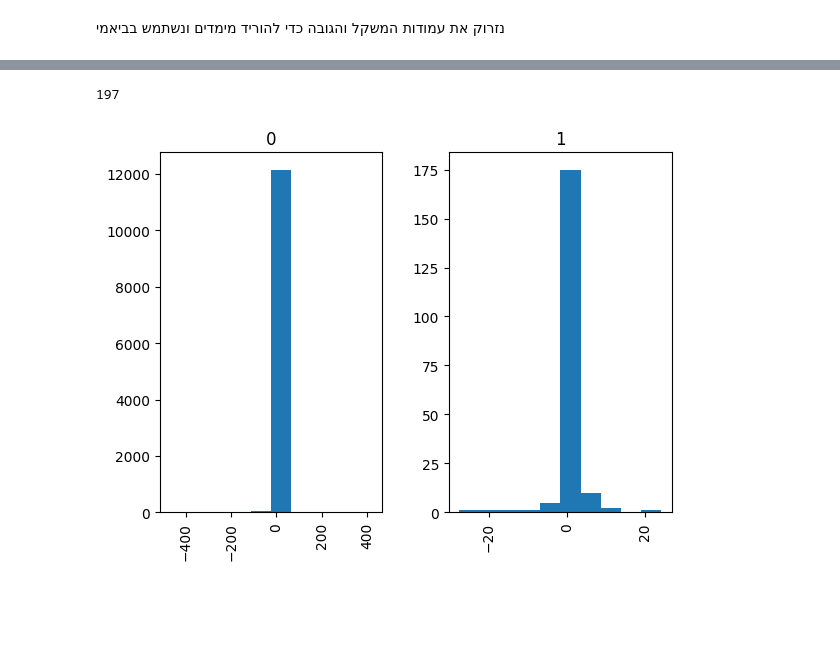
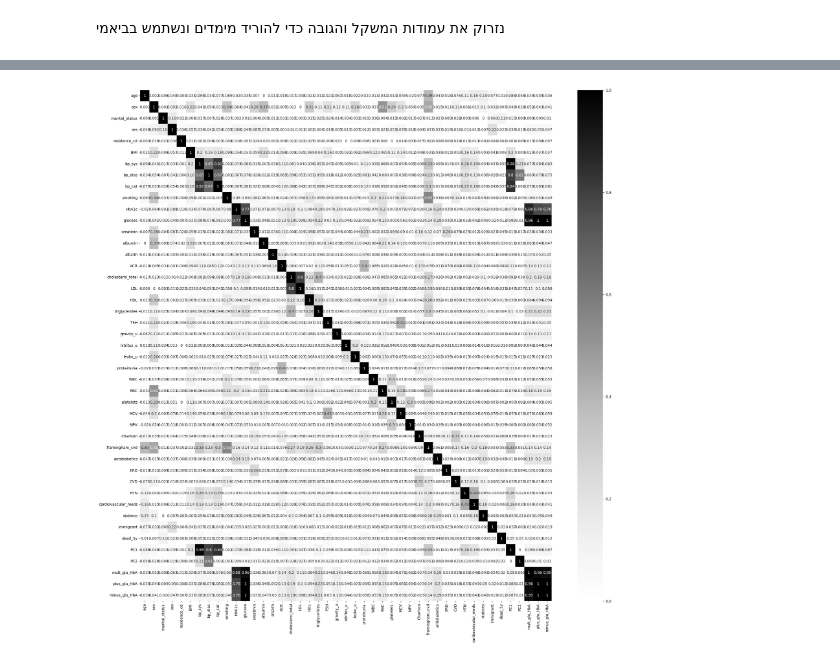
Before and after one commit to TalRos99/Medical-Data, a Jupyter notebook: MedicalData_Final.ipynb, the cells around one changed output, grey strips where cells are left out. Drawn from its saved outputs; the diff is of its cells as text; code cells hidden in the pictures; blank space fills up the shorter version.

```diff
--- a/MedicalData_Final.ipynb
+++ b/MedicalData_Final.ipynb
@@ -301,7 +338,5 @@ train_df['normal_LDL'] = zscore(train_df['LDL'])
 # %%
-train_df['ldl_cho'] = train_df['normal_cho'] / train_df['normal_LDL']
+train_df['mult_glu_HbA'] = train_df['HbA1c'] * train_df['glucose']
+plot_correlation()
+# %% [output]
+[figure, added]
-# %%
-train_df.hist(column='ldl_cho', by='dead_5y')
-# %% [output]
-197
-[figure, removed]
```
Also changed, not shown: parts of 21 cells of this notebook.
